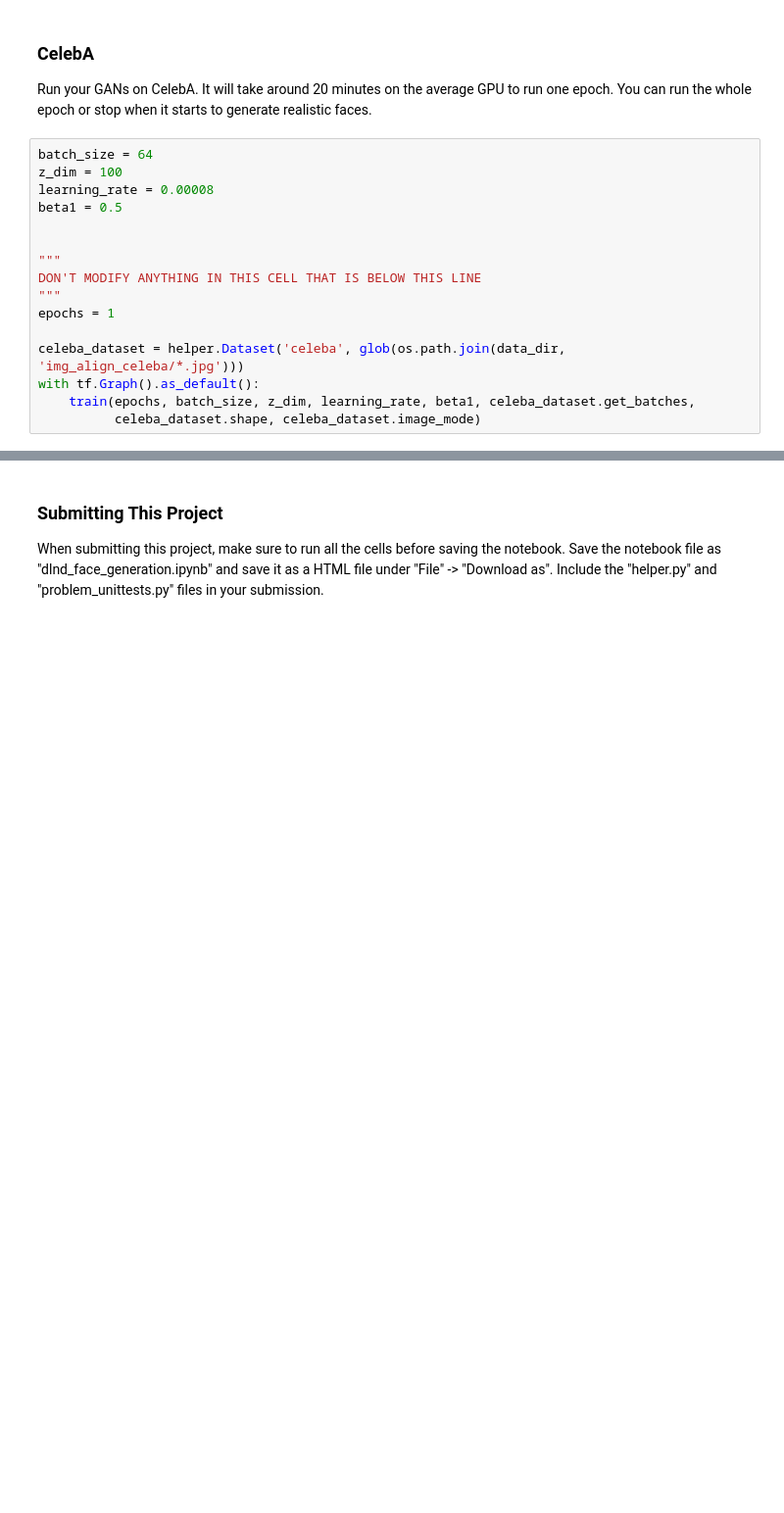
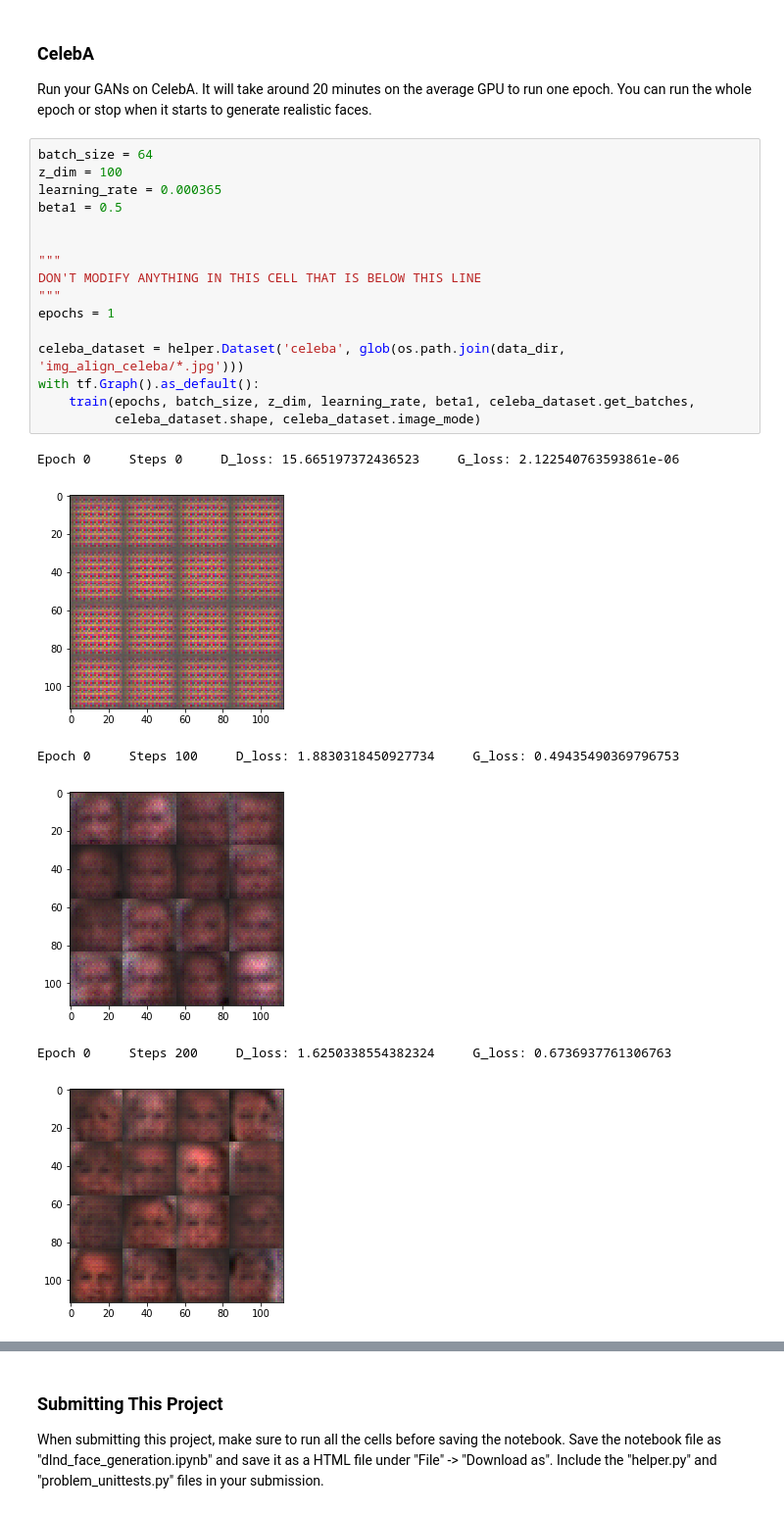
Before and after one commit to helloworld2394/dlnd_face_gen, a Jupyter notebook: dlnd_face_generation.ipynb, the cells around one changed output, grey strips where cells are left out. Shown at 98% size. Cells and saved outputs as stored; diff of their text form; blank space fills up the shorter version.

```diff
--- a/dlnd_face_generation.ipynb
+++ b/dlnd_face_generation.ipynb
@@ -398,16 +405,23 @@ Run your GANs on CelebA.  It will take around 20 minutes on the average GPU to r
 # %%
 batch_size = 64
 z_dim = 100
-learning_rate = 0.00008
+learning_rate = 0.000365
 beta1 = 0.5
 
 
 """
 DON'T MODIFY ANYTHING IN THIS CELL THAT IS BELOW THIS LINE
 """
 epochs = 1
 
 celeba_dataset = helper.Dataset('celeba', glob(os.path.join(data_dir, 'img_align_celeba/*.jpg')))
 with tf.Graph().as_default():
     train(epochs, batch_size, z_dim, learning_rate, beta1, celeba_dataset.get_batches,
           celeba_dataset.shape, celeba_dataset.image_mode)
+# %% [output]
+Epoch 0     Steps 0     D_loss: 15.665197372436523     G_loss: 2.122540763593861e-06
+[figure, added]
+Epoch 0     Steps 100     D_loss: 1.8830318450927734     G_loss: 0.49435490369796753
+[figure, added]
+Epoch 0     Steps 200     D_loss: 1.6250338554382324     G_loss: 0.6736937761306763
+[figure, added]
```
Also changed, not shown: parts of 5 cells of this notebook.
